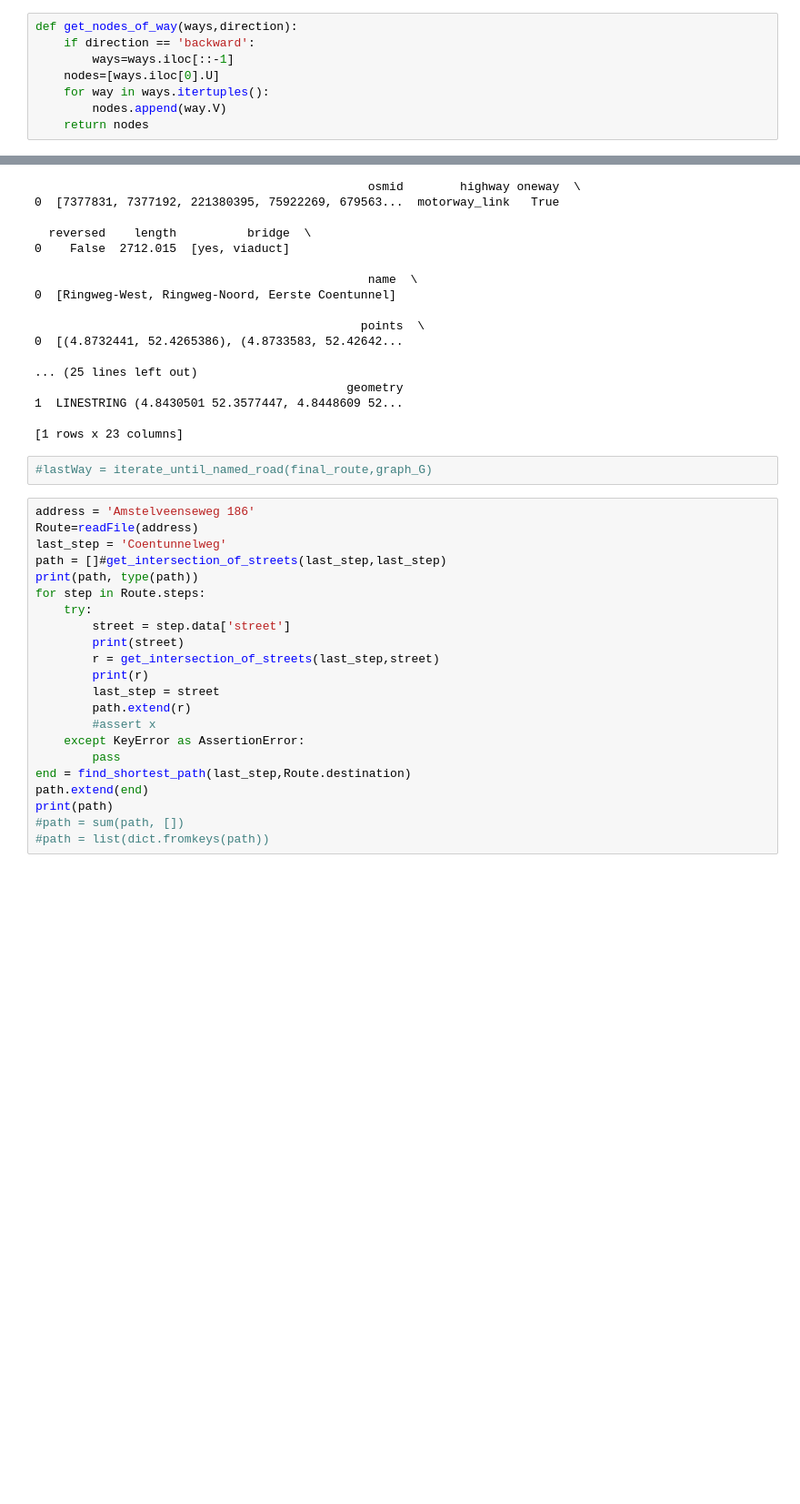
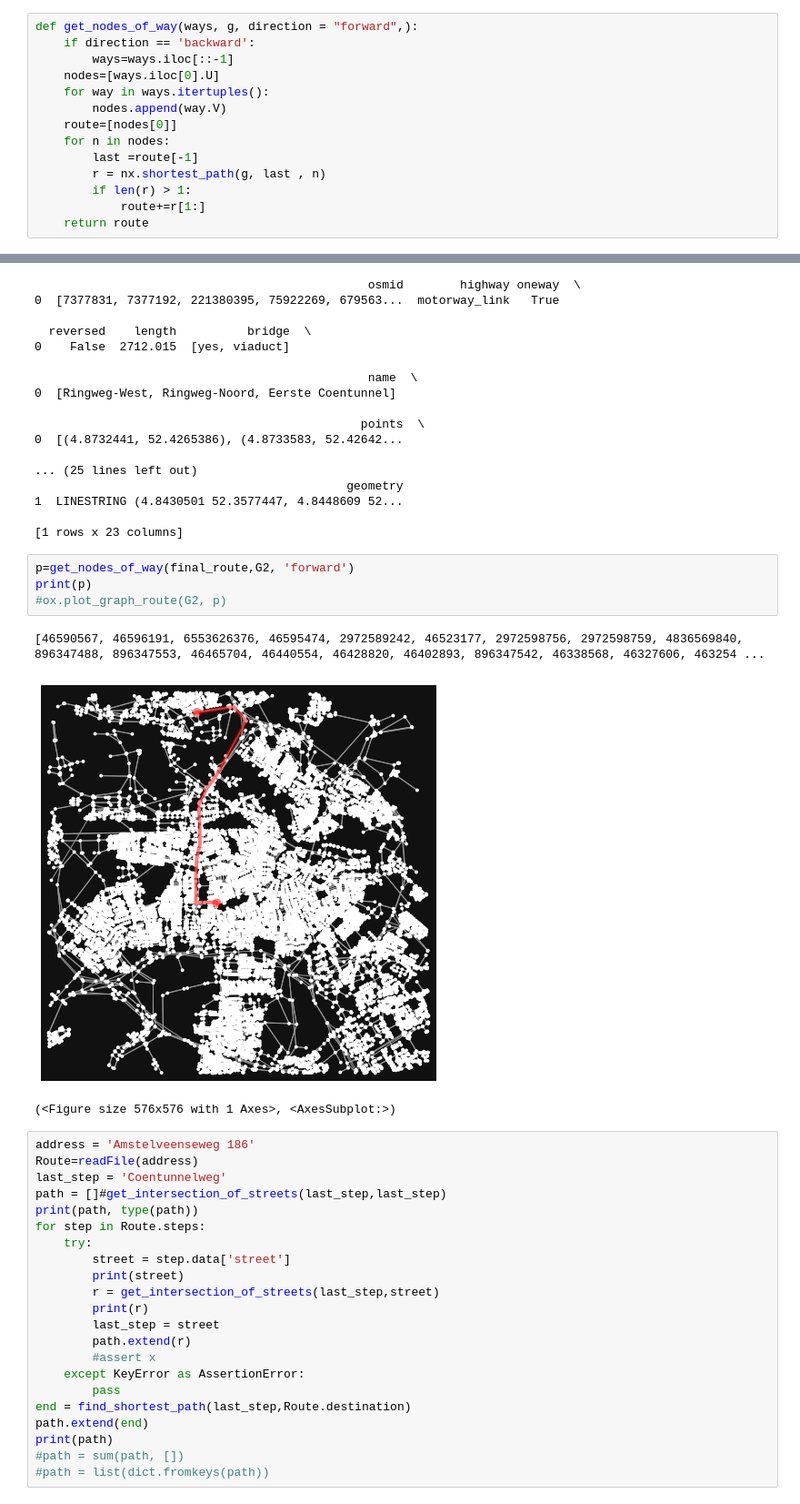
Before and after one commit to szaboblu/Thesis-design-VU, a Jupyter notebook: Model/model/map.ipynb, the cells around one changed output, grey strips where cells are left out. Shown at 91% size. Cells and saved outputs as stored; diff of their text form; blank space fills up the shorter version.

Commit message:
nodes of way substitute

```diff
--- a/Model/model/map.ipynb
+++ b/Model/model/map.ipynb
@@ -256,13 +256,19 @@ def get_junction_from_ordinal(node,way,ordinal):
 # %%
 #print(get_junction_from_ordinal(46307138,street['forward'][1], 6))
 # %%
-def get_nodes_of_way(ways,direction):
+def get_nodes_of_way(ways, g, direction = "forward",):
     if direction == 'backward':
         ways=ways.iloc[::-1]
     nodes=[ways.iloc[0].U]
     for way in ways.itertuples():
         nodes.append(way.V)
-    return nodes
+    route=[nodes[0]]
+    for n in nodes:
+        last =route[-1]
+        r = nx.shortest_path(g, last , n)
+        if len(r) > 1:
+            route+=r[1:]
+    return route
 # %%
 #p=get_nodes_of_way(street['backward'][0],'backward')
 #print(p)
@@ -464,8 +469,14 @@ final_route=process_Route(ROUTE, graph_G, G2)
 1  LINESTRING (4.8430501 52.3577447, 4.8448609 52...
 
 [1 rows x 23 columns]
-# %%
-#lastWay = iterate_until_named_road(final_route,graph_G)
+# %%
+p=get_nodes_of_way(final_route,G2, 'forward')
+print(p)
+#ox.plot_graph_route(G2, p)
+# %% [output]
+[46590567, 46596191, 6553626376, 46595474, 2972589242, 46523177, 2972598756, 2972598759, 4836569840, 896347488, 896347553, 46465704, 46440554, 46428820, 46402893, 896347542, 46338568, 46327606, 463254 ...
+[figure, added]
+(<Figure size 576x576 with 1 Axes>, <AxesSubplot:>)
 # %%
 address = 'Amstelveenseweg 186'
 Route=readFile(address)
```
Also changed, not shown: parts of 2 cells of this notebook, 1 other file.
